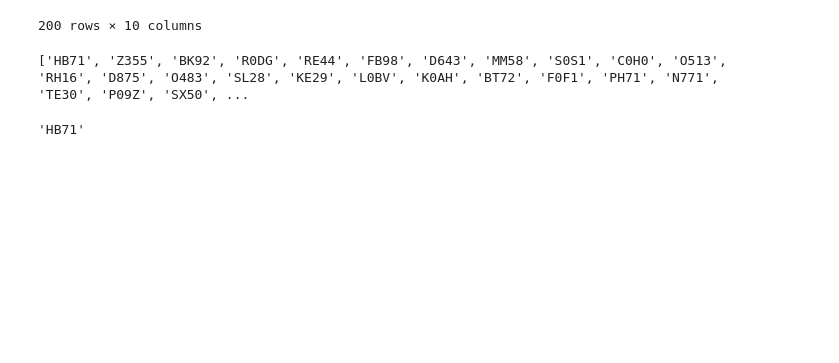
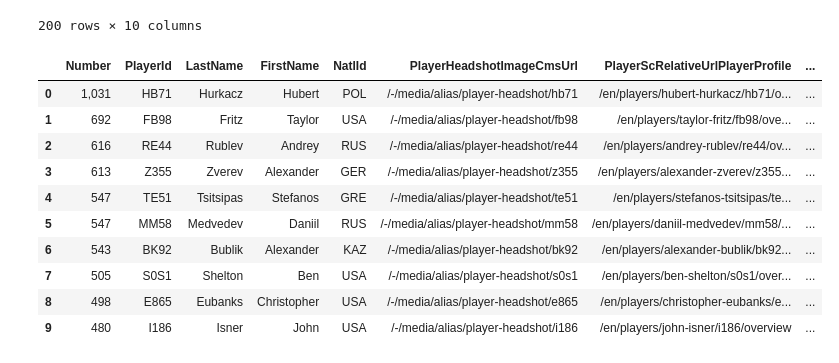
Before and after one commit to aacayanan/ten_ace_analyst, a Jupyter notebook: tenace.ipynb, the cells around one changed output. Cells and saved outputs as stored; diff of their text form; code cells hidden in the pictures; blank space fills up the shorter version.

Commit message:
Get the top 10 of both 23/24 list
TODO: make acesPerMatch() function to work by figuring out how to divide two cells.

```diff
--- a/tenace.ipynb
+++ b/tenace.ipynb
@@ -67,13 +67,20 @@ df23
 | 198 | 16 | K0DP | Krutykh | Oleksii | UKR | /-/media/alias/player-headshot/k0dp | /en/players/oleksii-krutykh/k0dp/... | ... |
 | 199 | 16 | D0CG | Diaz Acosta | Facundo | ARG | /-/media/alias/player-headshot/d0cg | /en/players/facundo-diaz-acosta/d... | ... |
 200 rows × 10 columns
-# %%
-playid_list24 = df24['PlayerId'].tolist()
-playid_list23 = df23['PlayerId'].tolist()
-print(playid_list24)
-# %% [output]
-['HB71', 'Z355', 'BK92', 'R0DG', 'RE44', 'FB98', 'D643', 'MM58', 'S0S1', 'C0H0', 'O513', 'RH16', 'D875', 'O483', 'SL28', 'KE29', 'L0BV', 'K0AH', 'BT72', 'F0F1', 'PH71', 'N771', 'TE30', 'P09Z', 'SX50', ...
-# %%
-index = animals.index()
-# %% [output]
-'HB71'
+# %%
+df23_first_10 = df23.head(10)
+df24_first_10 = df24.head(10)
+# %%
+df23_first_10
+# %% [output]
+|  | Number | PlayerId | LastName | FirstName | NatlId | PlayerHeadshotImageCmsUrl | PlayerScRelativeUrlPlayerProfile | ... |
+| 0 | 1,031 | HB71 | Hurkacz | Hubert | POL | /-/media/alias/player-headshot/hb71 | /en/players/hubert-hurkacz/hb71/o... | ... |
+| 1 | 692 | FB98 | Fritz | Taylor | USA | /-/media/alias/player-headshot/fb98 | /en/players/taylor-fritz/fb98/ove... | ... |
+| 2 | 616 | RE44 | Rublev | Andrey | RUS | /-/media/alias/player-headshot/re44 | /en/players/andrey-rublev/re44/ov... | ... |
+| 3 | 613 | Z355 | Zverev | Alexander | GER | /-/media/alias/player-headshot/z355 | /en/players/alexander-zverev/z355... | ... |
+| 4 | 547 | TE51 | Tsitsipas | Stefanos | GRE | /-/media/alias/player-headshot/te51 | /en/players/stefanos-tsitsipas/te... | ... |
+| 5 | 547 | MM58 | Medvedev | Daniil | RUS | /-/media/alias/player-headshot/mm58 | /en/players/daniil-medvedev/mm58/... | ... |
+| 6 | 543 | BK92 | Bublik | Alexander | KAZ | /-/media/alias/player-headshot/bk92 | /en/players/alexander-bublik/bk92... | ... |
+| 7 | 505 | S0S1 | Shelton | Ben | USA | /-/media/alias/player-headshot/s0s1 | /en/players/ben-shelton/s0s1/over... | ... |
+| 8 | 498 | E865 | Eubanks | Christopher | USA | /-/media/alias/player-headshot/e865 | /en/players/christopher-eubanks/e... | ... |
+| 9 | 480 | I186 | Isner | John | USA | /-/media/alias/player-headshot/i186 | /en/players/john-isner/i186/overview | ... |
```
Also changed, not shown: parts of 7 cells of this notebook.
